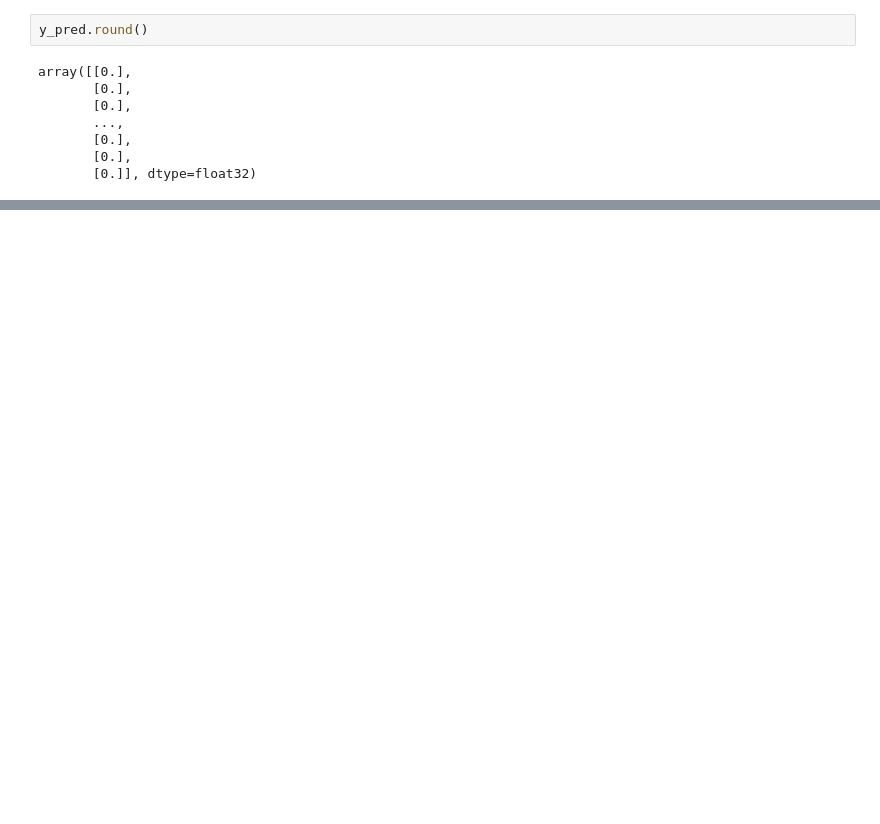
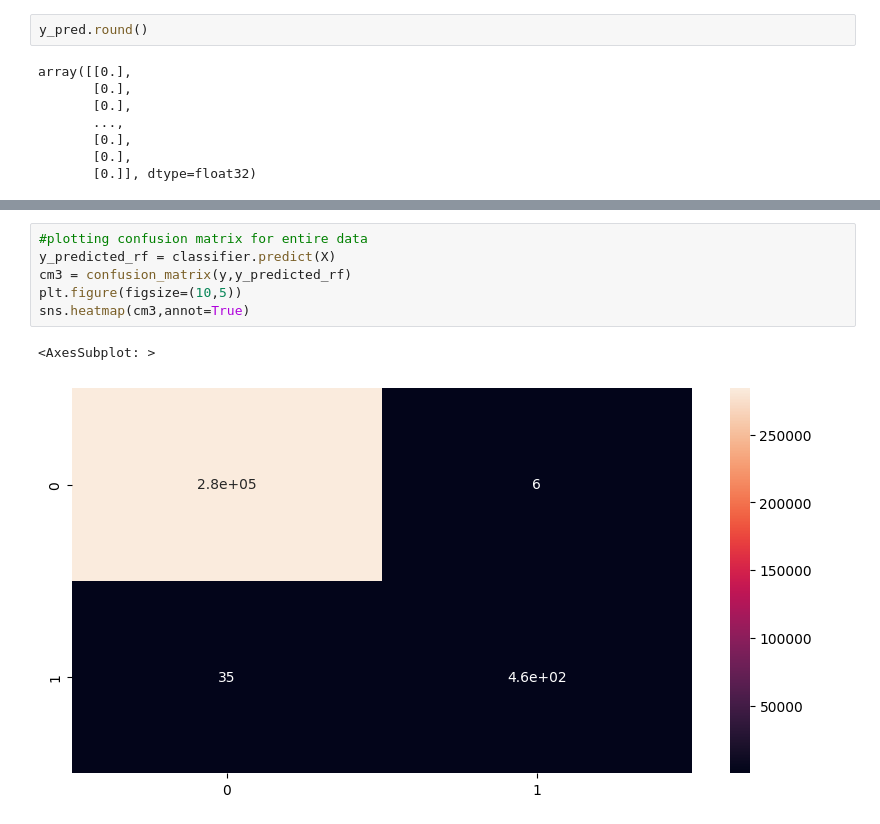
Before and after one commit to Devansh-Gupta-Official/creditcard-fraud-detection, a Jupyter notebook: fraud_detection.ipynb, the cells around one changed output, grey strips where cells are left out. Saved outputs shown, nothing was run; the diff lists cells and outputs as text; blank space fills up the shorter version.

```diff
--- a/fraud_detection.ipynb
+++ b/fraud_detection.ipynb
@@ -175,0 +197,9 @@ sns.heatmap(cm1,annot=True)
+# %%
+#plotting confusion matrix for entire data
+y_predicted_rf = classifier.predict(X)
+cm3 = confusion_matrix(y,y_predicted_rf)
+plt.figure(figsize=(10,5))
+sns.heatmap(cm3,annot=True)
+# %% [output]
+<AxesSubplot: >
+[figure, added]
```
Also changed, not shown: parts of 12 cells of this notebook.
